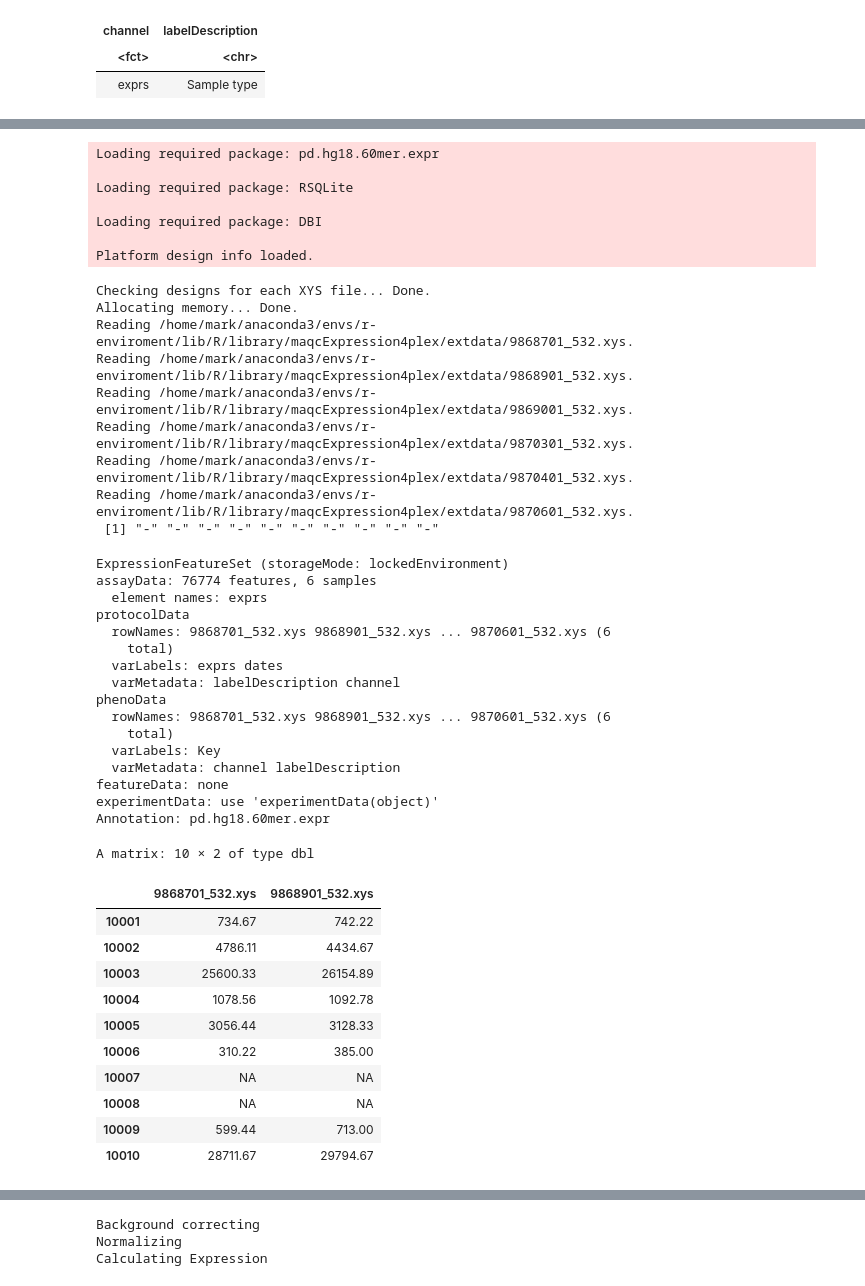
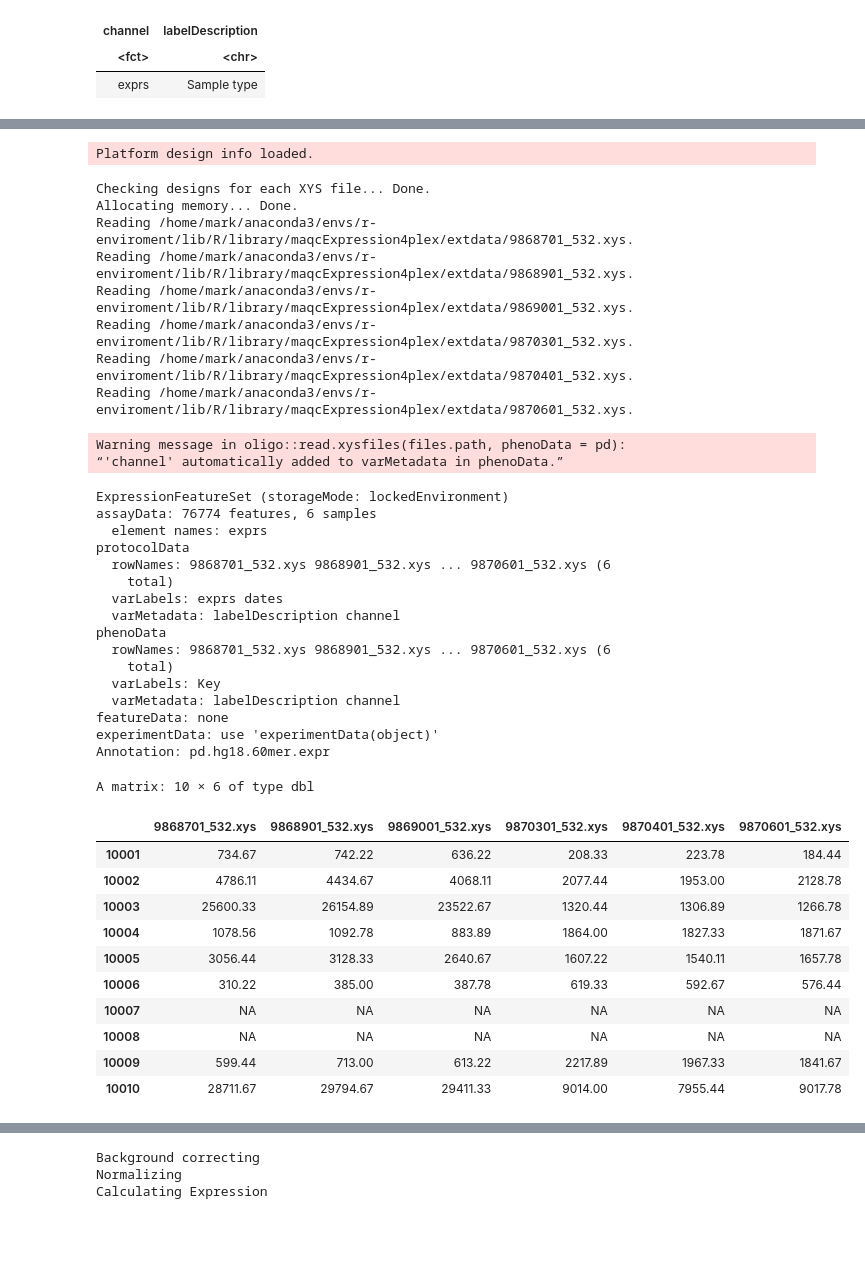
Before and after one commit to marcenavuc/bioinf_tutors, a Jupyter notebook: DEA/r_examples/DEA Example.ipynb, the cells around one changed output, grey strips where cells are left out. Saved outputs shown, nothing was run; the diff lists cells and outputs as text; code cells hidden in the pictures; blank space fills up the shorter version.

```diff
--- a/DEA/r_examples/DEA Example.ipynb
+++ b/DEA/r_examples/DEA Example.ipynb
@@ -55,6 +40,11 @@ The following objects are masked from ‘package:parallel’:
 # %%
+# Получаем путь к папке с датасетом
 data.dir <- system.file("extdata", package="maqcExpression4plex")
-files.path <- list.xysfiles(data.dir, full.names=TRUE)
+
+# Получаем абсолютные пути к файлам
+files.path <- oligo::list.xysfiles(data.dir, full.names=TRUE)
+
+# Выводим только названия файлов
 basename(files.path)
 # %% [output]
 [1] "9868701_532.xys" "9868901_532.xys" "9869001_532.xys" "9870301_532.xys"
@@ -124,14 +121,10 @@ An object of class 'AnnotatedDataFrame'
 # %%
-maqc <- read.xysfiles(files.path, phenoData = pd)
-print(rep('-', 10))
+# Читаем xys файлы
+maqc <- oligo::read.xysfiles(files.path, phenoData = pd)
+
+# Выводим объект
 maqc
 # %% [output]
-Loading required package: pd.hg18.60mer.expr
-
-Loading required package: RSQLite
-
-Loading required package: DBI
-
 Platform design info loaded.
 Checking designs for each XYS file... Done.
 Allocating memory... Done.
@@ -141,36 +134,37 @@ Reading /home/mark/anaconda3/envs/r-enviroment/lib/R/library/maqcExpression4plex
 Reading /home/mark/anaconda3/envs/r-enviroment/lib/R/library/maqcExpression4plex/extdata/9870301_532.xys.
 Reading /home/mark/anaconda3/envs/r-enviroment/lib/R/library/maqcExpression4plex/extdata/9870401_532.xys.
 Reading /home/mark/anaconda3/envs/r-enviroment/lib/R/library/maqcExpression4plex/extdata/9870601_532.xys.
- [1] "-" "-" "-" "-" "-" "-" "-" "-" "-" "-"
-ExpressionFeatureSet (storageMode: lockedEnvironment)
-assayData: 76774 features, 6 samples
-  element names: exprs
-protocolData
-  rowNames: 9868701_532.xys 9868901_532.xys ... 9870601_532.xys (6
-    total)
-  varLabels: exprs dates
-  varMetadata: labelDescription channel
-phenoData
-  rowNames: 9868701_532.xys 9868901_532.xys ... 9870601_532.xys (6
-    total)
-  varLabels: Key
-  varMetadata: channel labelDescription
-featureData: none
-experimentData: use 'experimentData(object)'
-Annotation: pd.hg18.60mer.expr
+Warning message in oligo::read.xysfiles(files.path, phenoData = pd):
+“'channel' automatically added to varMetadata in phenoData.”
+ExpressionFeatureSet (storageMode: lockedEnvironment)
+assayData: 76774 features, 6 samples
+  element names: exprs
+protocolData
+  rowNames: 9868701_532.xys 9868901_532.xys ... 9870601_532.xys (6
+    total)
+  varLabels: exprs dates
+  varMetadata: labelDescription channel
+phenoData
+  rowNames: 9868701_532.xys 9868901_532.xys ... 9870601_532.xys (6
+    total)
+  varLabels: Key
+  varMetadata: labelDescription channel
+featureData: none
+experimentData: use 'experimentData(object)'
+Annotation: pd.hg18.60mer.expr
 # %%
 # Смотрим на данные
-exprs(maqc)[10001:10010, 1:2]
+Biobase::exprs(maqc)[10001:10010,]
 # %% [output]
-A matrix: 10 × 2 of type dbl
+A matrix: 10 × 6 of type dbl
-|  | 9868701_532.xys | 9868901_532.xys |
-| 10001 | 734.67 | 742.22 |
-| 10002 | 4786.11 | 4434.67 |
-| 10003 | 25600.33 | 26154.89 |
-| 10004 | 1078.56 | 1092.78 |
-| 10005 | 3056.44 | 3128.33 |
-| 10006 | 310.22 | 385.00 |
-| 10007 | NA | NA |
-| 10008 | NA | NA |
-| 10009 | 599.44 | 713.00 |
-| 10010 | 28711.67 | 29794.67 |
+|  | 9868701_532.xys | 9868901_532.xys | 9869001_532.xys | 9870301_532.xys | 9870401_532.xys | 9870601_532.xys |
+| 10001 | 734.67 | 742.22 | 636.22 | 208.33 | 223.78 | 184.44 |
+| 10002 | 4786.11 | 4434.67 | 4068.11 | 2077.44 | 1953.00 | 2128.78 |
+| 10003 | 25600.33 | 26154.89 | 23522.67 | 1320.44 | 1306.89 | 1266.78 |
+| 10004 | 1078.56 | 1092.78 | 883.89 | 1864.00 | 1827.33 | 1871.67 |
+| 10005 | 3056.44 | 3128.33 | 2640.67 | 1607.22 | 1540.11 | 1657.78 |
+| 10006 | 310.22 | 385.00 | 387.78 | 619.33 | 592.67 | 576.44 |
+| 10007 | NA | NA | NA | NA | NA | NA |
+| 10008 | NA | NA | NA | NA | NA | NA |
+| 10009 | 599.44 | 713.00 | 613.22 | 2217.89 | 1967.33 | 1841.67 |
+| 10010 | 28711.67 | 29794.67 | 29411.33 | 9014.00 | 7955.44 | 9017.78 |
```
Also changed, not shown: parts of 34 cells of this notebook, 3 other files.
